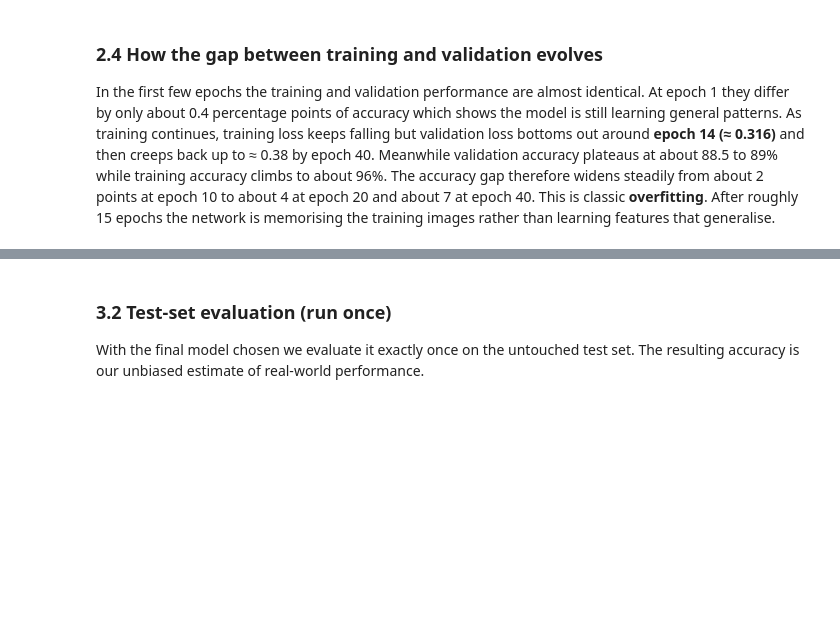
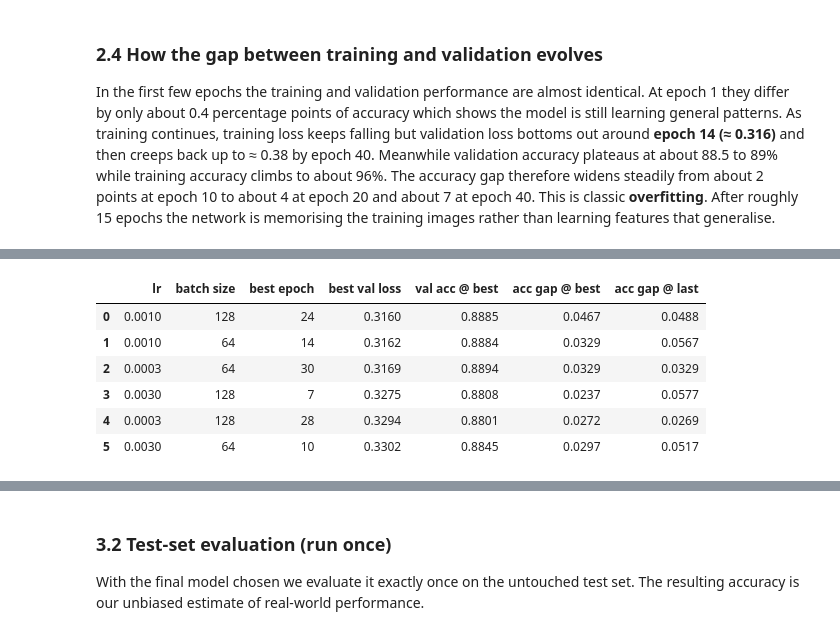
Before and after one commit to Ridzzz0Alam/image-classification-with-ann, a Jupyter notebook: Ridwan_Project09.ipynb, the cells around one changed output, grey strips where cells are left out. Saved outputs shown, nothing was run; the diff lists cells and outputs as text; code cells hidden in the pictures; blank space fills up the shorter version.

```diff
--- a/Ridwan_Project09.ipynb
+++ b/Ridwan_Project09.ipynb
@@ -172,12 +173,12 @@ X_test:  (10000, 784)   y_test:  (10000,)
 
 **Note on softmax in PyTorch.** `nn.CrossEntropyLoss` applies log-softmax internally so the network outputs raw scores (logits) during training. This is numerically more stable than an explicit softmax layer followed by a log. When we need class probabilities (for example the prediction confidences in Task 3) we apply `torch.softmax` to the outputs. Mathematically the output layer is still a softmax layer.
 # %%
-def build_model():
-    return nn.Sequential(
-        nn.Linear(784, 128),
-        nn.ReLU(),
-        nn.Linear(128, 10),   # logits; softmax is applied inside the loss / at prediction time
-    )
+def build_model(dropout=0.0):
+    layers = [nn.Linear(784, 128), nn.ReLU()]
+    if dropout > 0:
+        layers.append(nn.Dropout(dropout))   # regularisation only, no extra neurons
+    layers.append(nn.Linear(128, 10))        # logits; softmax is applied inside the loss / at prediction time
+    return nn.Sequential(*layers)
 
 model = build_model()
 print(model)
@@ -308,0 +322,31 @@ In the first few epochs the training and validation performance are almost ident
+# %%
+def run_config(lr, batch_size, dropout=0.0, weight_decay=0.0, epochs=30):
+    torch.manual_seed(SEED)
+    m = build_model(dropout)
+    h = train(m, epochs, lr=lr, batch_size=batch_size,
+              weight_decay=weight_decay, verbose=False)
+    best = int(np.argmin(h["val_loss"]))
+    summary = {
+        "lr": lr, "batch size": batch_size, "dropout": dropout, "weight decay": weight_decay,
+        "best epoch": best + 1,
+        "best val loss": h["val_loss"][best],
+        "val acc @ best": h["val_acc"][best],
+        "acc gap @ best": h["train_acc"][best] - h["val_acc"][best],
+        "acc gap @ last": h["train_acc"][-1] - h["val_acc"][-1],
+    }
+    return summary, h
+
+t0 = time.time()
+stage_a = []
+for lr in [3e-3, 1e-3, 3e-4]:
+    for bs in [64, 128]:
+        s, _ = run_config(lr, bs, epochs=30)
+        stage_a.append(s)
+        print(f"lr={lr:<7g} batch={bs:<4d} best val loss {s['best val loss']:.4f} "
+              f"(epoch {s['best epoch']}), val acc {s['val acc @ best']:.4f}")
+print(f"\nStage A time: {time.time() - t0:.0f} s")
+
+stage_a_df = (pd.DataFrame(stage_a).drop(columns=["dropout", "weight decay"])
+              .sort_values("best val loss").reset_index(drop=True))
+stage_a_df.round(4)
+# %% [output]
@@ -308,0 +361,7 @@ In the first few epochs the training and validation performance are almost ident
+|  | lr | batch size | best epoch | best val loss | val acc @ best | acc gap @ best | acc gap @ last |
+| 0 | 0.0010 | 128 | 24 | 0.3160 | 0.8885 | 0.0467 | 0.0488 |
+| 1 | 0.0010 | 64 | 14 | 0.3162 | 0.8884 | 0.0329 | 0.0567 |
+| 2 | 0.0003 | 64 | 30 | 0.3169 | 0.8894 | 0.0329 | 0.0329 |
+| 3 | 0.0030 | 128 | 7 | 0.3275 | 0.8808 | 0.0237 | 0.0577 |
+| 4 | 0.0003 | 128 | 28 | 0.3294 | 0.8801 | 0.0272 | 0.0269 |
+| 5 | 0.0030 | 64 | 10 | 0.3302 | 0.8845 | 0.0297 | 0.0517 |
```
Also changed, not shown: parts of 18 cells of this notebook, 1 other file.
